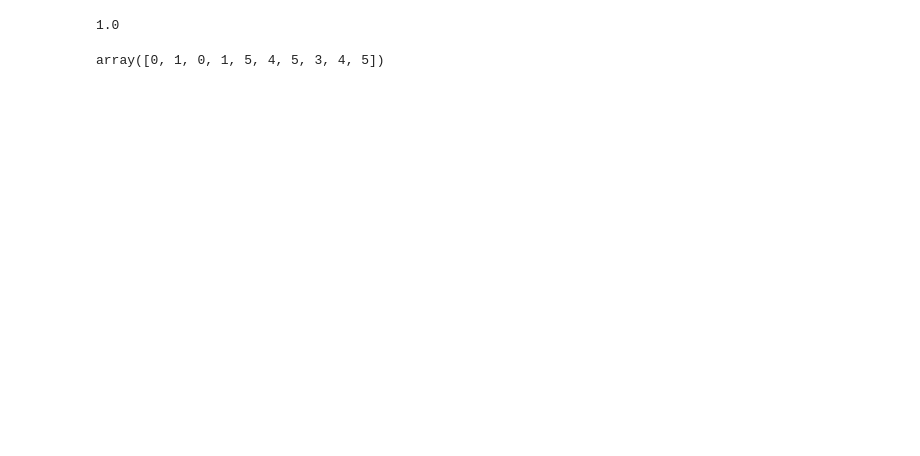
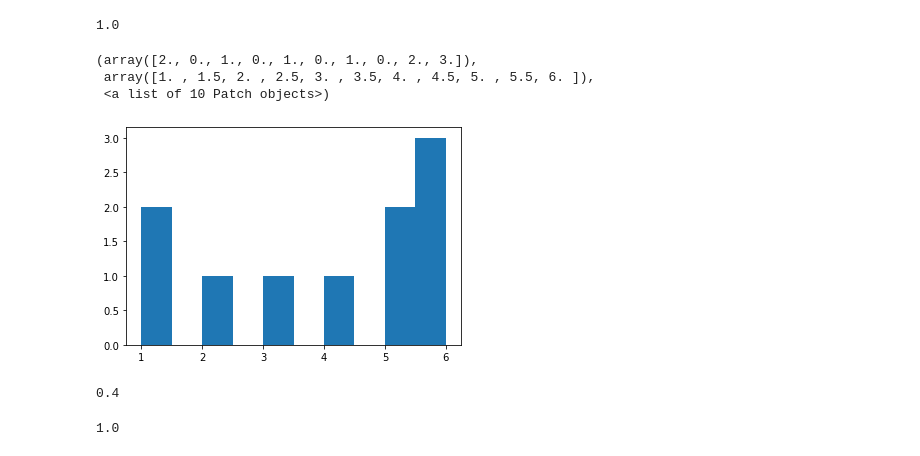
Before and after one commit to Shinan-tech/data-pt-ber-08-20, a Jupyter notebook: Labs/module-2_labs/01_statistics/04_lab-intro-to-scipy/Scipy Classroom.ipynb, the cells around one changed output. Cells and saved outputs as stored; diff of their text form; code cells hidden in the pictures; blank space fills up the shorter version.

```diff
--- a/Labs/module-2_labs/01_statistics/04_lab-intro-to-scipy/Scipy Classroom.ipynb
+++ b/Labs/module-2_labs/01_statistics/04_lab-intro-to-scipy/Scipy Classroom.ipynb
@@ -108,8 +109,13 @@ uni.cdf(8)
 1.0
 # %%
 # random variable sample
-uni.rvs(size=10)
+x = uni.rvs(size=10)
-# %% [output]
-array([0, 1, 0, 1, 5, 4, 5, 3, 4, 5])
 # %%
 # df.sample(10) --> picking randomly 10 rows from the df
+# %%
+plt.hist(x)
+# %% [output]
+(array([2., 0., 1., 0., 1., 0., 1., 0., 2., 3.]),
+ array([1. , 1.5, 2. , 2.5, 3. , 3.5, 4. , 4.5, 5. , 5.5, 6. ]),
+ <a list of 10 Patch objects>)
+[figure, added]
@@ -115,0 +125,9 @@ array([0, 1, 0, 1, 5, 4, 5, 3, 4, 5])
+# %%
+# 1 = success 0 = fail
+bern.pmf(0)
+# %% [output]
+0.4
+# %%
+bern.cdf(150)
+# %% [output]
+1.0
```
Also changed, not shown: parts of 30 cells of this notebook.
